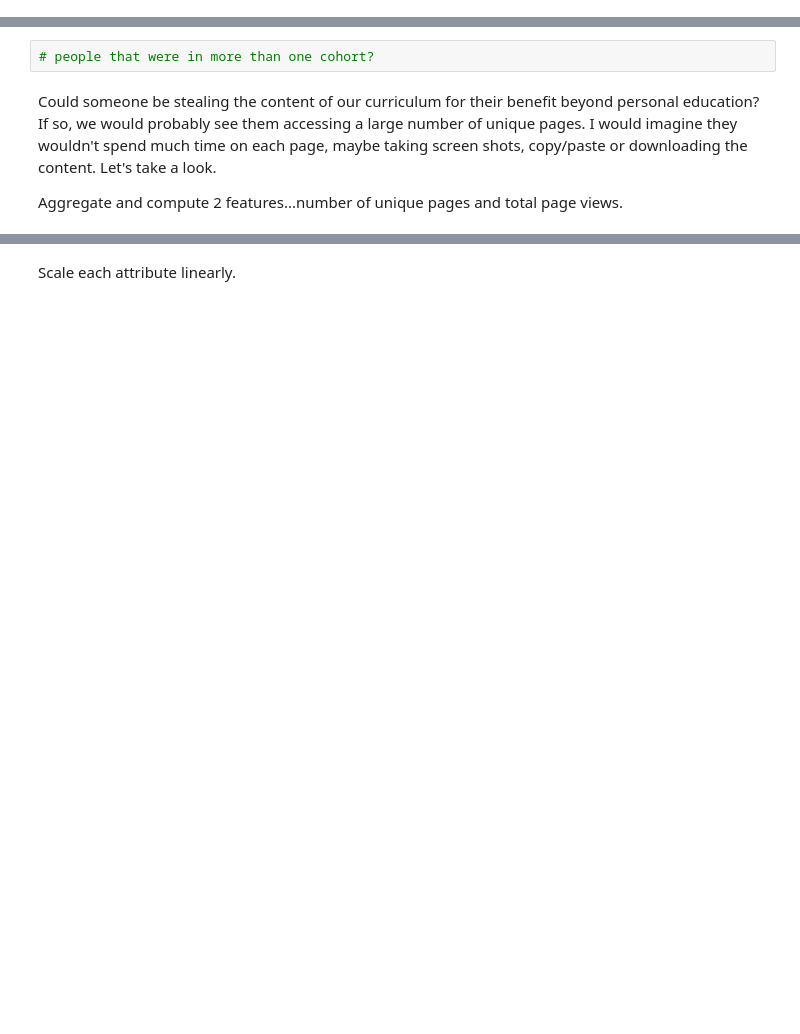
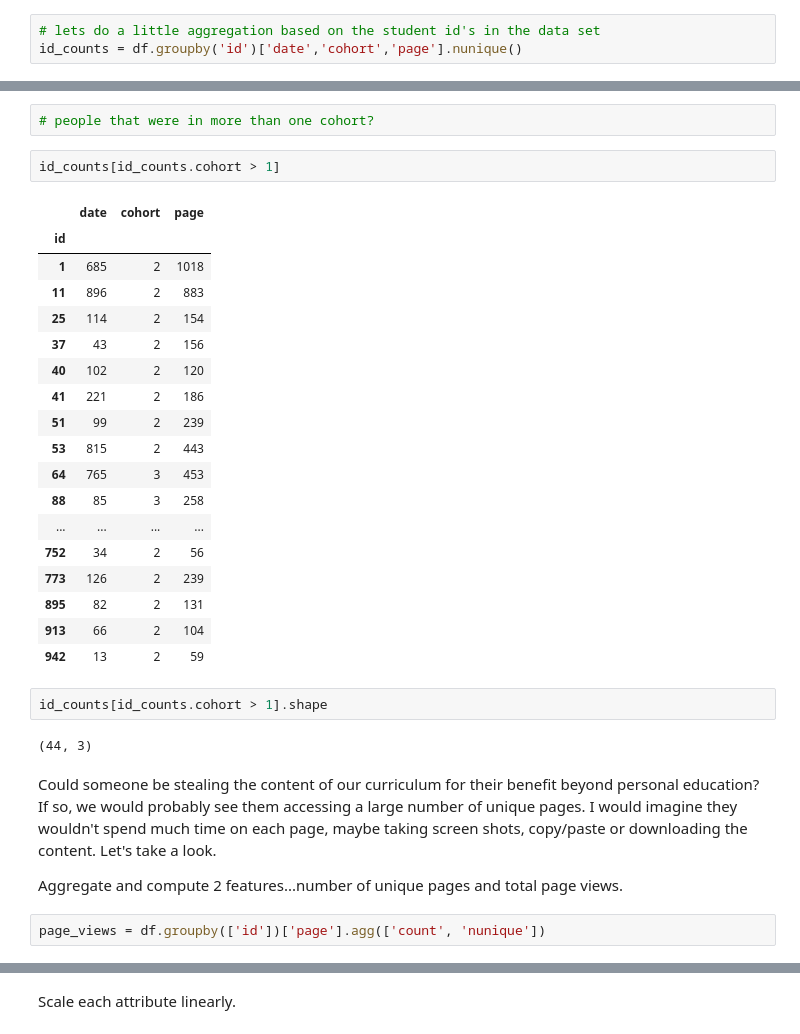
Before and after one commit to CodeupClassroom/innis-anomaly-detection, a Jupyter notebook: AD_DBSCAB.ipynb, the cells around one changed output, grey strips where cells are left out. Cells and saved outputs as stored; diff of their text form; blank space fills up the shorter version.

```diff
--- a/AD_DBSCAB.ipynb
+++ b/AD_DBSCAB.ipynb
@@ -37,2 +41,5 @@ id_counts =
+# %%
+# lets do a little aggregation based on the student id's in the data set
+id_counts = df.groupby('id')['date','cohort','page'].nunique()
 # %%
 id_counts
@@ -51,7 +154,34 @@ id_by_first_access_date
 # %%
 # people that were in more than one cohort?
+# %%
+id_counts[id_counts.cohort > 1]
+# %% [output]
+|  | date | cohort | page |
+| id |  |  |  |
+| 1 | 685 | 2 | 1018 |
+| 11 | 896 | 2 | 883 |
+| 25 | 114 | 2 | 154 |
+| 37 | 43 | 2 | 156 |
+| 40 | 102 | 2 | 120 |
+| 41 | 221 | 2 | 186 |
+| 51 | 99 | 2 | 239 |
+| 53 | 815 | 2 | 443 |
+| 64 | 765 | 3 | 453 |
+| 88 | 85 | 3 | 258 |
+| ... | ... | ... | ... |
+| 752 | 34 | 2 | 56 |
+| 773 | 126 | 2 | 239 |
+| 895 | 82 | 2 | 131 |
+| 913 | 66 | 2 | 104 |
+| 942 | 13 | 2 | 59 |
+# %%
+id_counts[id_counts.cohort > 1].shape
+# %% [output]
+(44, 3)
 # %% [markdown]
 Could someone be stealing the content of our curriculum for their benefit beyond personal education? If so, we would probably see them accessing a large number of unique pages. I would imagine they wouldn't spend much time on each page, maybe taking screen shots, copy/paste or downloading the content. Let's take a look.
 
 Aggregate and compute 2 features...number of unique pages and total page views.
+# %%
+page_views = df.groupby(['id'])['page'].agg(['count', 'nunique'])
 # %%
```
Also changed, not shown: parts of 41 cells of this notebook.
